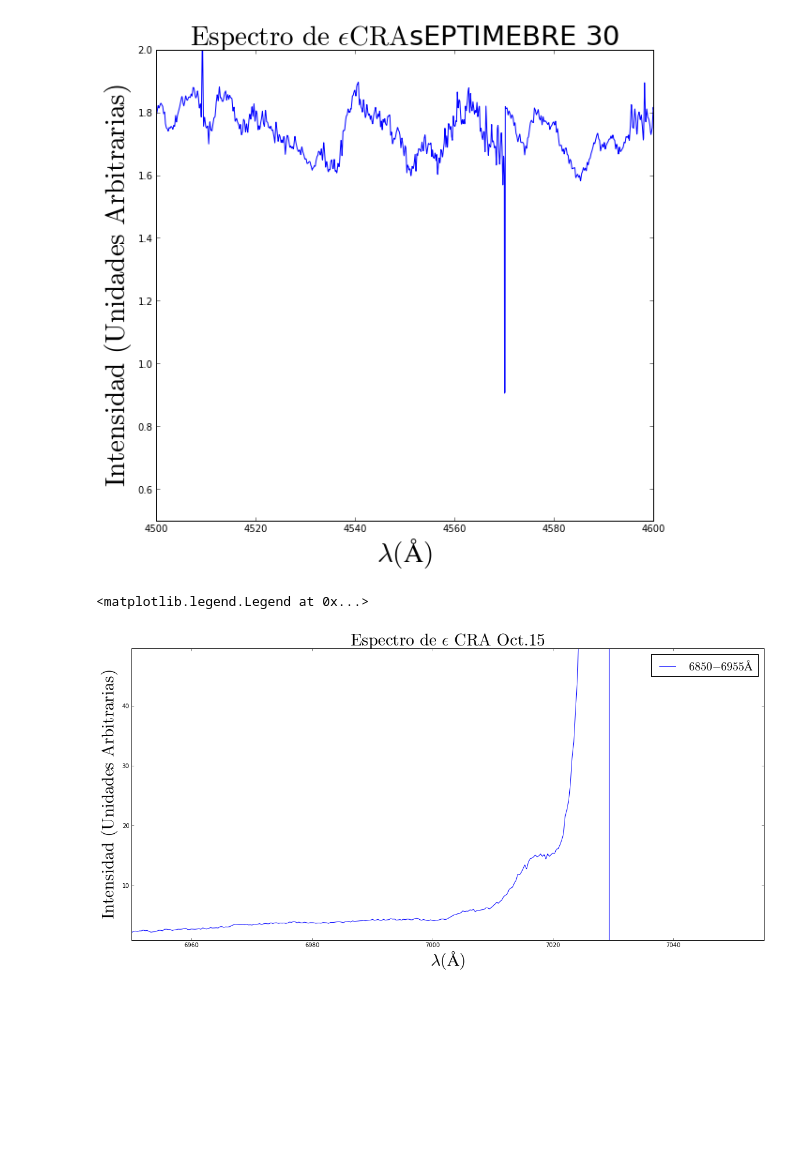
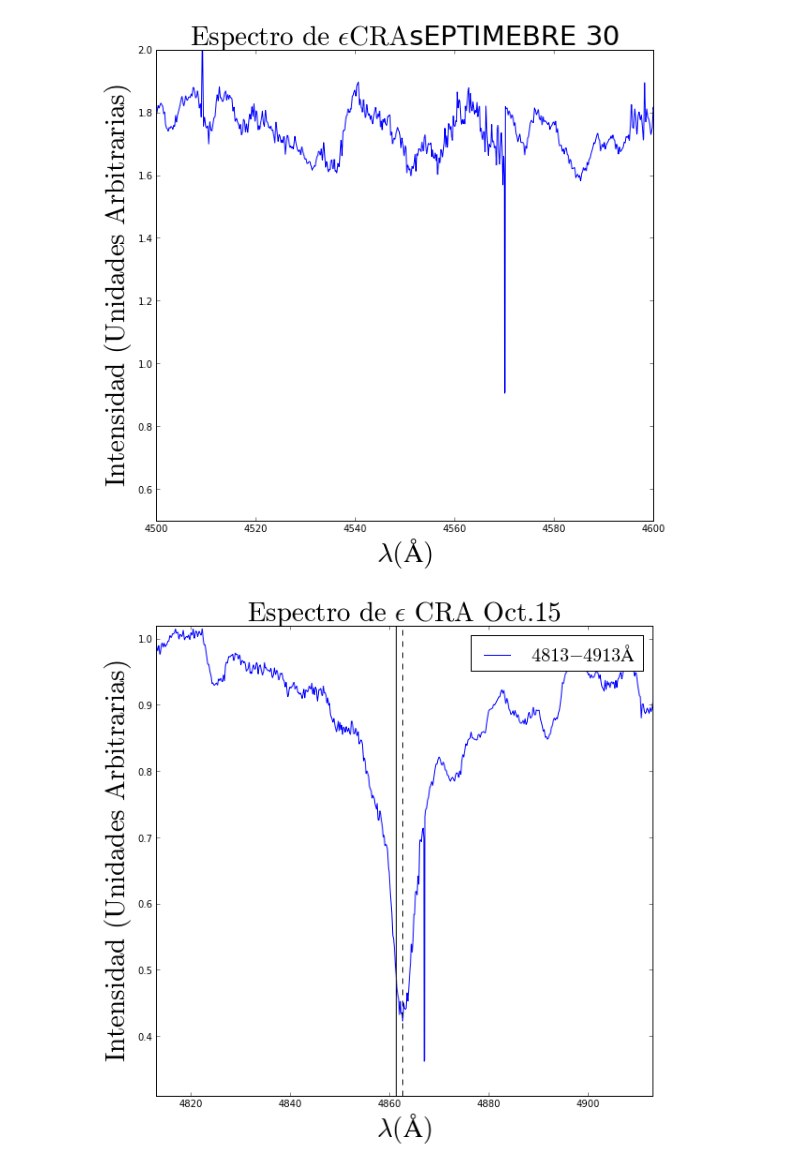
Before and after one commit to jngaravitoc/EpsCra, a Jupyter notebook: Spectra_analysis.ipynb, the cells around one changed output. Cells and saved outputs as stored; diff of their text form; code cells hidden in the pictures; blank space fills up the shorter version.

```diff
--- a/Spectra_analysis.ipynb
+++ b/Spectra_analysis.ipynb
@@ -597,19 +596,40 @@ plt.title('$\mathrm{Espectro}$ $\mathrm{de}$ $\mathrm{\epsilon}$$\mathrm{CRA}$sE
 [figure]
 # %%
 # Eps cra Oct 15 from (4275 to 4300)
-figure(num=None, figsize=(19.5,9))
+figure(num=None, figsize=(9.5,9))
 
 #plt.text(0.3, 0.3, '$4250-4350$', fontsize =2)
 plt.plot(l_6, I_6)
-plt.ylim([0.8, 49.66])
-plt.xlim([6950, 7055])
+#plt.text(1.20, 1.078,r'$\mathrm{(Edge}$ $\mathrm{On)}$', fontsize =25)
+plt.ylim([0.31, 1.02])
+plt.xlim([4813, 4913])
+
+
+#HI Obs '--', rest'-'
+#plt.axvline(x=4340.162,linewidth=1,color='k')
+#plt.axvline(x=4341.162,linewidth=1,color='k', linestyle='--')
+
+#FeI
+#plt.axvline(x=4443.87,linewidth=1,color='k')
+#plt.axvline(x=4444.4,linewidth=1,color='k', linestyle='--')
+
+#Fe II
+#plt.axvline(x=4549.137,linewidth=1,color='k')
+#plt.axvline(x=4550.8,linewidth=1,color='k', linestyle='--')
+
+#4702.991 Mg I
+#plt.axvline(x=4702.991,linewidth=1,color='k')
+#plt.axvline(x=4704.0,linewidth=1,color='k', linestyle='--')
+
+#4861.323 HI
+plt.axvline(x=4861.323,linewidth=1,color='k')
+plt.axvline(x=4862.623,linewidth=1,color='k', linestyle = '--')
+
 plt.xlabel('$\mathrm{\lambda(\AA)}$', fontsize = 29)
 plt.ylabel('$\mathrm{Intensidad}$ $\mathrm{(Unidades}$ $\mathrm{Arbitrarias)}$', fontsize = 29)
 plt.title('$\mathrm{Espectro}$ $\mathrm{de}$ $\mathrm{\epsilon}$ $\mathrm{CRA}$ $\mathrm{Oct. 15}$', fontsize = 29)
-plt.legend(['$6850-6955 \AA$'], fontsize=20)
-#plt.text(0.3, 0.3, '$4250-4350$', fontsize =25)
+plt.legend(['$4813-4913 \AA$'], fontsize=20)
 #plt.show()
-#savefig('Oct15_6850_6955.png')
+savefig('Oct15_4813_4913.png')
 # %% [output]
-<matplotlib.legend.Legend at 0x...>
-[figure, old version]
+[figure, new version]
```
Also changed, not shown: parts of 7 cells of this notebook.
